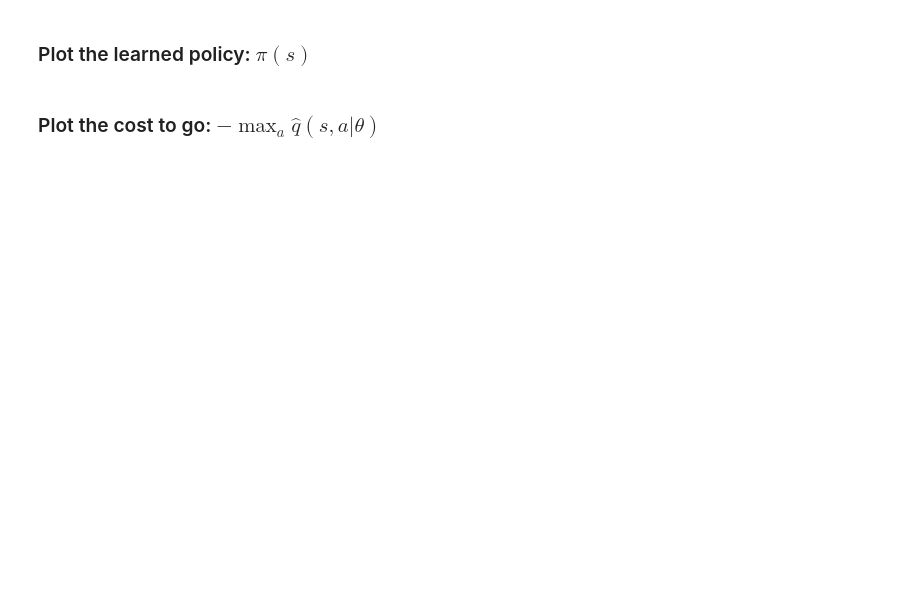
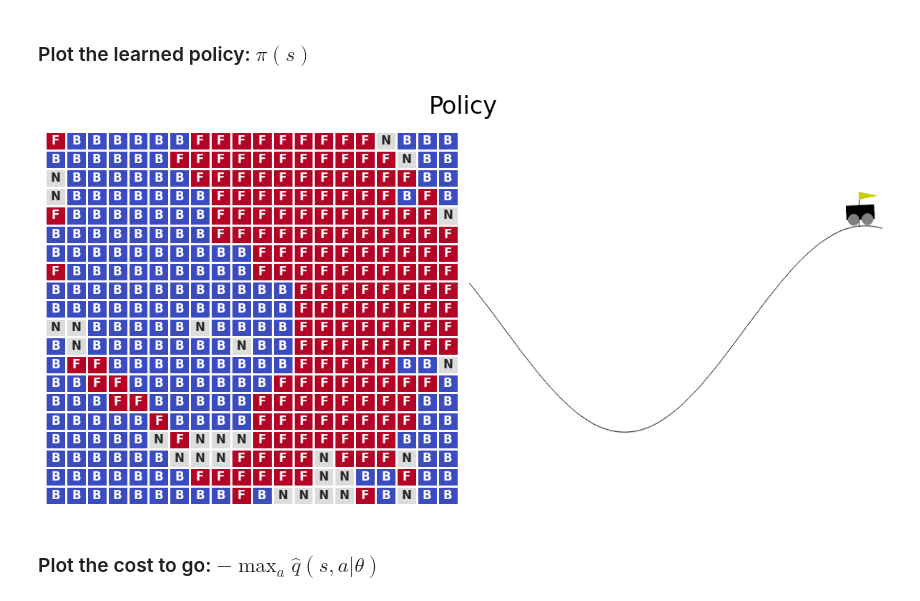
Before and after one commit to Bourhano/beginner_master_rl, a Jupyter notebook: Section_7_continuous_observation_spaces.ipynb, the cells around one changed output. Drawn from its saved outputs; the diff is of its cells as text; code cells hidden in the pictures; blank space fills up the shorter version.

```diff
--- a/Section_7_continuous_observation_spaces.ipynb
+++ b/Section_7_continuous_observation_spaces.ipynb
@@ -312,8 +314,11 @@ plot_stats(stats)
 # %% [markdown]
 ### Plot the learned policy: $\pi(s)$
 # %%
-plot_policy(action_values.mean(axis=0), env.render(mode='rgb_array'), \
+plot_policy(action_values.mean(axis=0),
+            env.render(mode='rgb_array'),
             action_meanings={0: 'B', 1: 'N', 2: 'F'})
+# %% [output]
+[figure, added]
 # %% [markdown]
 ### Plot the cost to go: $ - \max_a \hat q(s,a|\theta)$
 # %%
```
Also changed, not shown: parts of 3 cells of this notebook.
